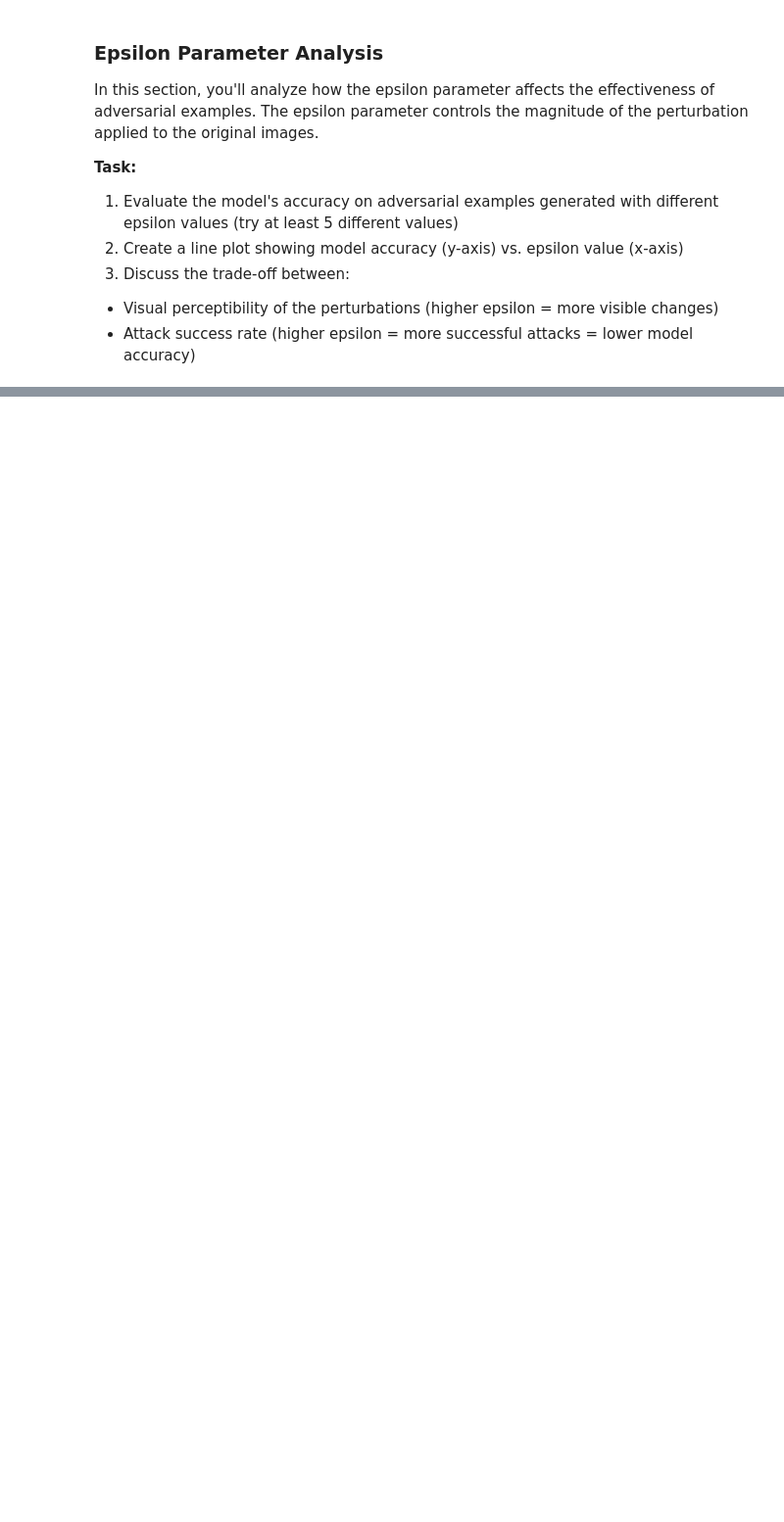
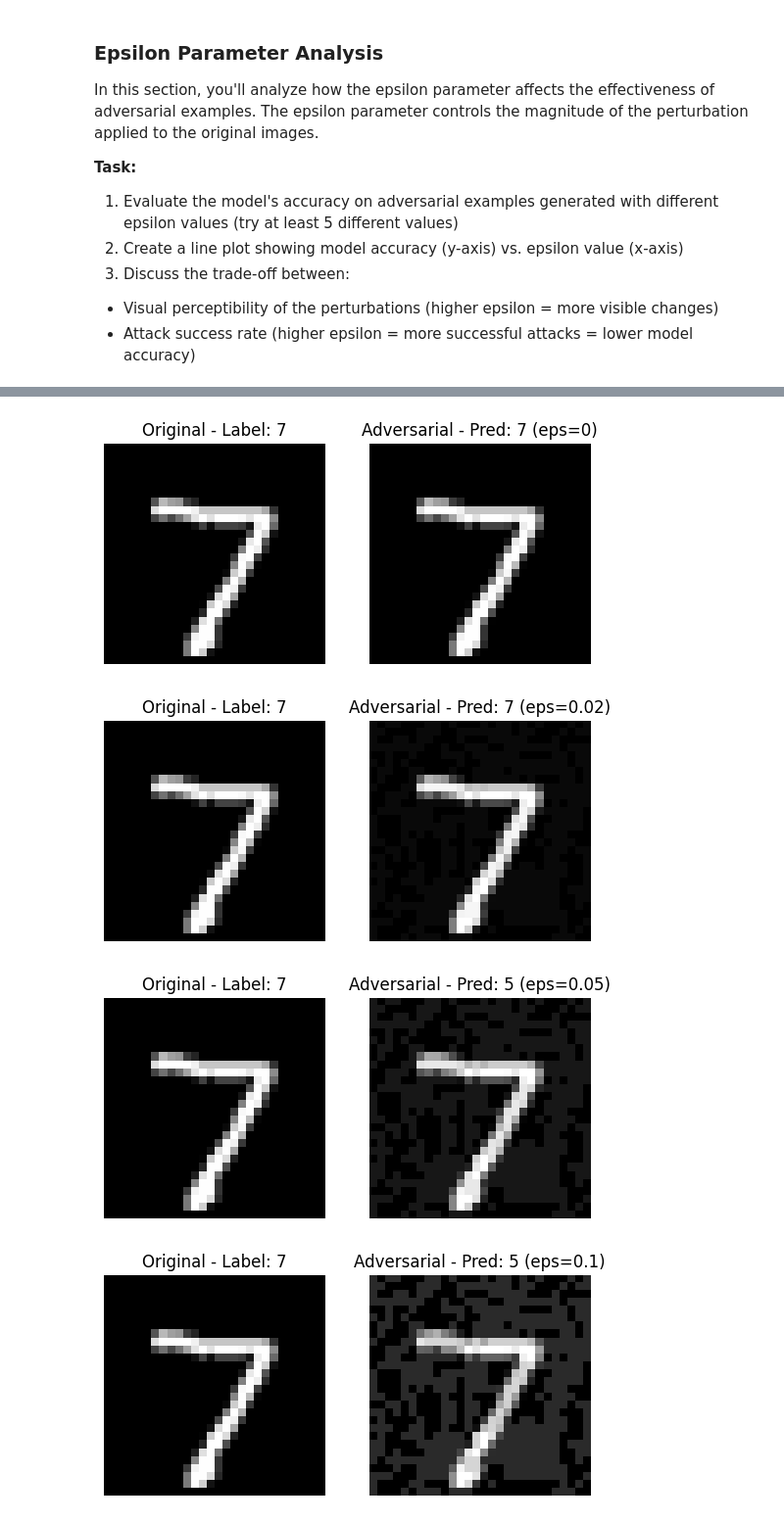
Before and after one commit to Spontaniczny/Stochastic-methods-in-machine-learning, a Jupyter notebook: lab3/lab3.ipynb, the cells around one changed output, grey strips where cells are left out. Shown at 98% size. Drawn from its saved outputs; the diff is of its cells as text; code cells hidden in the pictures; blank space fills up the shorter version.

```diff
--- a/lab3/lab3.ipynb
+++ b/lab3/lab3.ipynb
@@ -353,4 +384,6 @@ def fgsm_attack(
     return perturbed_images
 # %% [markdown]
 ### Calculate accuracy for adversarial examples
+# %%
+default_epsilon = 0.03
 # %%
@@ -411,0 +476,24 @@ for i in range(5):
+# %%
+for eps in epsilon_tab:
+    adv_ex = fgsm_attack(model, example_images, example_labels, eps)
+
+    plt.figure()
+
+    plt.subplot(1, 2, 1)
+    plt.title(f"Original - Label: {example_labels[0].item()}")
+    plt.imshow(example_images[0][0].cpu(), cmap="gray")
+    plt.axis("off")
+
+    adv_label_out = model(adv_ex[0].unsqueeze(0))
+    _, adv_pred = torch.max(adv_label_out, 1)
+    plt.subplot(1, 2, 2)
+    plt.title(f"Adversarial - Pred: {adv_pred.item()} ({eps=})")
+    plt.imshow(adv_ex[0][0].detach().cpu(), cmap="gray")
+    plt.axis("off")
+
+    plt.show()
+# %% [output]
+[figure, added]
+[figure, added]
+[figure, added]
+[figure, added]
```
Also changed, not shown: parts of 26 cells of this notebook.
